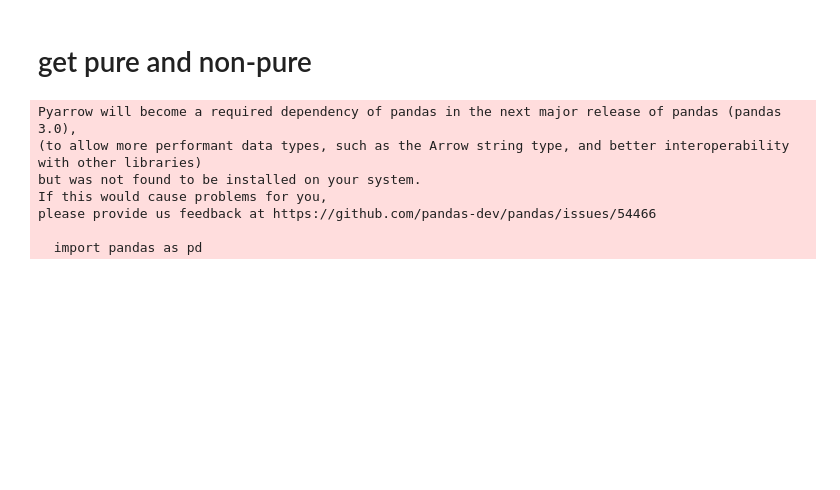
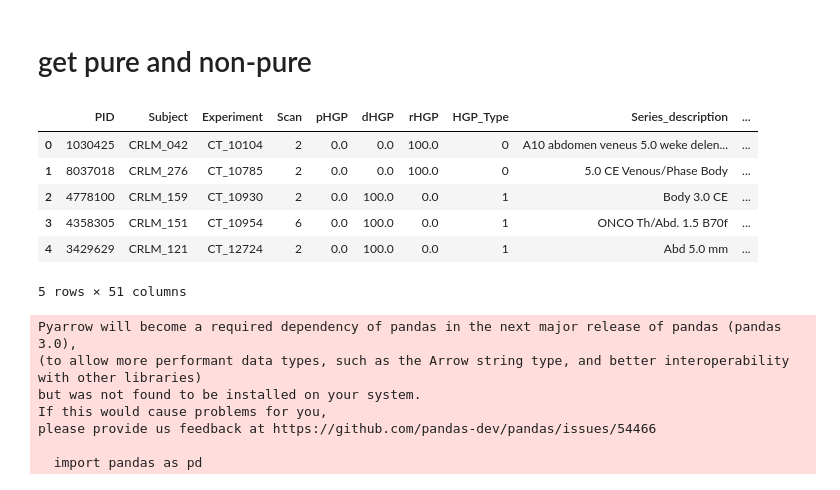
Before and after one commit to BaconDavid/CRLM_Internship_Project, a Jupyter notebook: Jupyter_Test/Train_stuff.ipynb, the cells around one changed output. Drawn from its saved outputs; the diff is of its cells as text; code cells hidden in the pictures; blank space fills up the shorter version.

```diff
--- a/Jupyter_Test/Train_stuff.ipynb
+++ b/Jupyter_Test/Train_stuff.ipynb
@@ -5,3 +5,13 @@ all_data = pd.read_csv("../../Data/Mixed_HGP/True_Label/scans_used_all_info.csv"
 
 pure = all_data[(all_data['dHGP'] == 100) | (all_data['rHGP'] == 100) | (all_data['pHGP'] == 100)]
 non_pure = all_data[(all_data['dHGP'] != 100) & (all_data['rHGP'] != 100) & (all_data['pHGP'] != 100)]
+# %%
+pure.head()
+# %% [output]
+|  | PID | Subject | Experiment | Scan | pHGP | dHGP | rHGP | HGP_Type | Series_description | ... |
+| 0 | 1030425 | CRLM_042 | CT_10104 | 2 | 0.0 | 0.0 | 100.0 | 0 | A10 abdomen veneus 5.0 weke delen... | ... |
+| 1 | 8037018 | CRLM_276 | CT_10785 | 2 | 0.0 | 0.0 | 100.0 | 0 | 5.0 CE Venous/Phase Body | ... |
+| 2 | 4778100 | CRLM_159 | CT_10930 | 2 | 0.0 | 100.0 | 0.0 | 1 | Body 3.0 CE | ... |
+| 3 | 4358305 | CRLM_151 | CT_10954 | 6 | 0.0 | 100.0 | 0.0 | 1 | ONCO Th/Abd. 1.5 B70f | ... |
+| 4 | 3429629 | CRLM_121 | CT_12724 | 2 | 0.0 | 100.0 | 0.0 | 1 | Abd 5.0 mm | ... |
+5 rows × 51 columns
```
Also changed, not shown: parts of 2 cells of this notebook, 5 other files.
